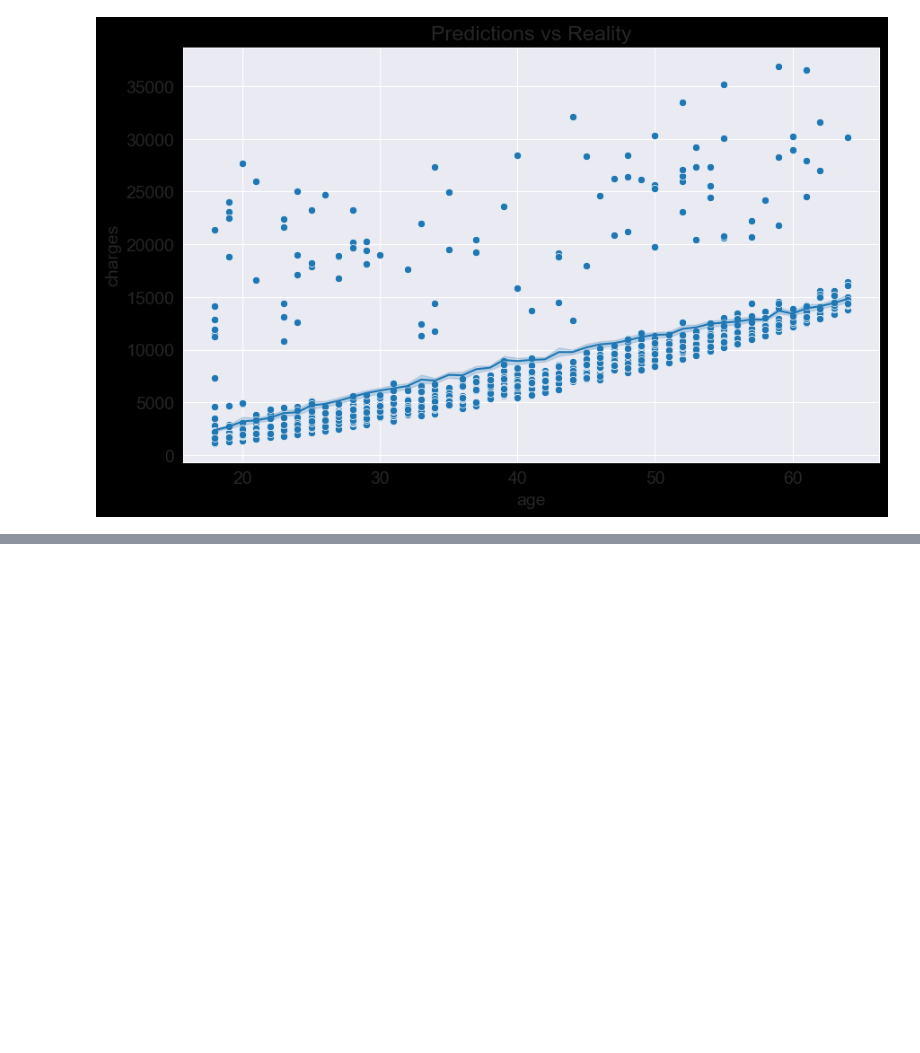
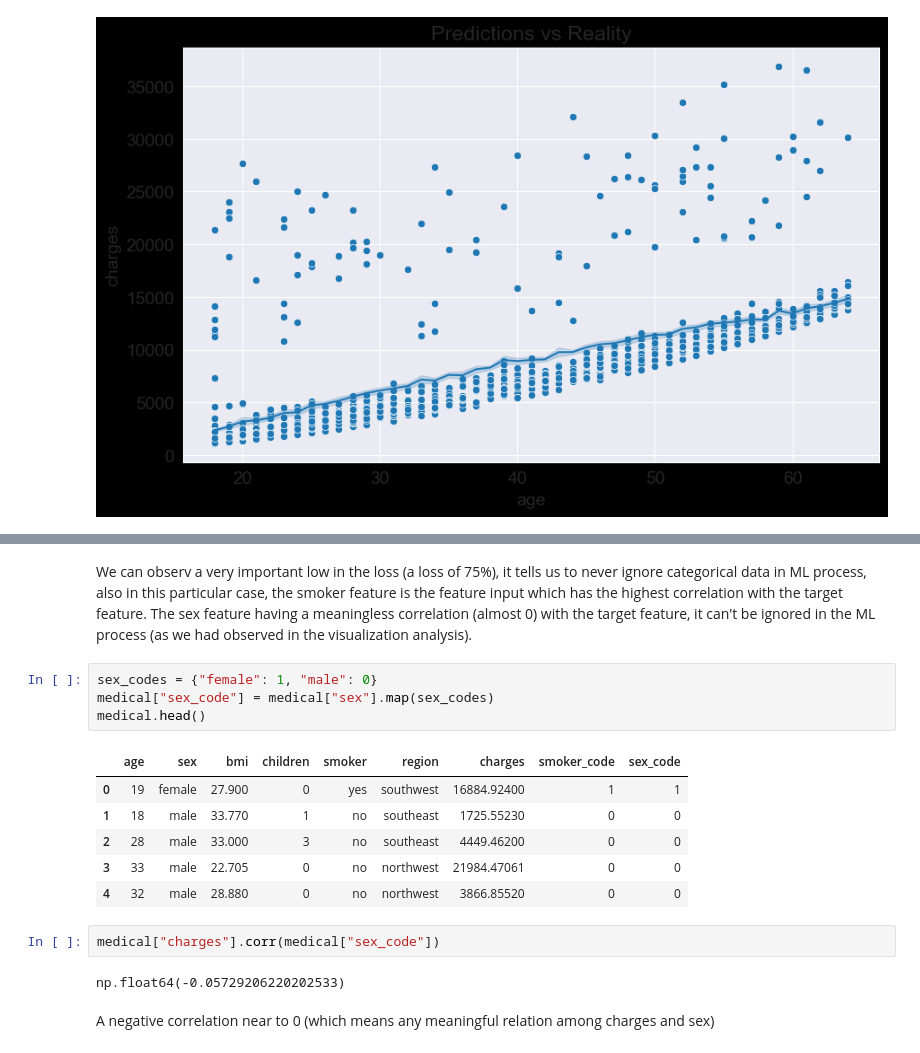
Before and after one commit to TheKryptonium/Machine-Learning-Journey, a Jupyter notebook: ML Algorithms and Scikit-learn/ML with Python and Scikit-Learn.ipynb, the cells around one changed output, grey strips where cells are left out. Drawn from its saved outputs; the diff is of its cells as text; blank space fills up the shorter version.

Commit message:
ML with categorical features

```diff
--- a/ML Algorithms and Scikit-learn/ML with Python and Scikit-Learn.ipynb
+++ b/ML Algorithms and Scikit-learn/ML with Python and Scikit-Learn.ipynb
@@ -317,0 +349,20 @@ sns.lineplot(x=non_smoker["age"], y=predictions.ravel())
+# %% [markdown]
+We can observ a very important low in the loss (a loss of 75%), it tells us to never ignore categorical data in ML process, also in this particular case, the smoker feature is the feature input which has the highest correlation with the target feature.
+The sex feature having a meaningless correlation (almost 0) with the target feature, it can't be ignored in the ML process (as we had observed in the visualization analysis).
+# %%
+sex_codes = {"female": 1, "male": 0}
+medical["sex_code"] = medical["sex"].map(sex_codes)
+medical.head()
+# %% [output]
+|  | age | sex | bmi | children | smoker | region | charges | smoker_code | sex_code |
+| 0 | 19 | female | 27.900 | 0 | yes | southwest | 16884.92400 | 1 | 1 |
+| 1 | 18 | male | 33.770 | 1 | no | southeast | 1725.55230 | 0 | 0 |
+| 2 | 28 | male | 33.000 | 3 | no | southeast | 4449.46200 | 0 | 0 |
+| 3 | 33 | male | 22.705 | 0 | no | northwest | 21984.47061 | 0 | 0 |
+| 4 | 32 | male | 28.880 | 0 | no | northwest | 3866.85520 | 0 | 0 |
+# %%
+medical["charges"].corr(medical["sex_code"])
+# %% [output]
+np.float64(-0.05729206220202533)
+# %% [markdown]
+A negative correlation near to 0 (which means any meaningful relation among charges and sex)
```
Also changed, not shown: parts of 18 cells of this notebook.
